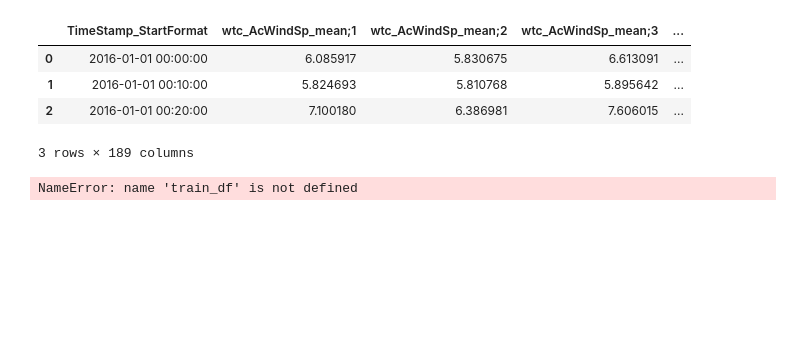
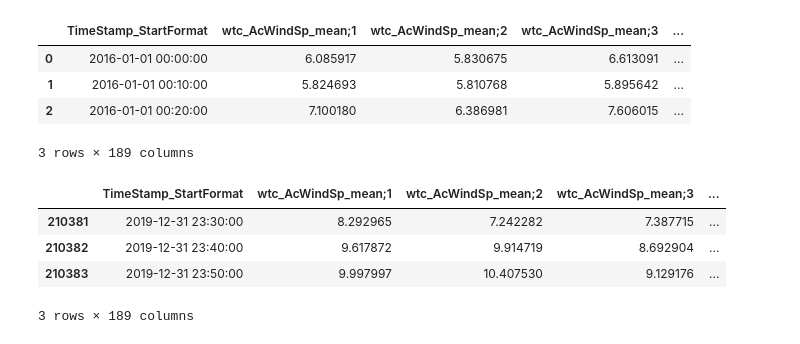
Before and after one commit to conormalone/kaggle_hill_of_towie, a Jupyter notebook: working.ipynb, the cells around one changed output. Cells and saved outputs as stored; diff of their text form; code cells hidden in the pictures; blank space fills up the shorter version.

```diff
--- a/working.ipynb
+++ b/working.ipynb
@@ -13,7 +17,11 @@ input_df.head(3)
 | 1 | 2016-01-01 00:10:00 | 5.824693 | 5.810768 | 5.895642 | ... |
 | 2 | 2016-01-01 00:20:00 | 7.100180 | 6.386981 | 7.606015 | ... |
 3 rows × 189 columns
-# %%
-train_df.head()
-# %% [output]
-NameError: name 'train_df' is not defined
+# %%
+input_df.tail(3)
+# %% [output]
+|  | TimeStamp_StartFormat | wtc_AcWindSp_mean;1 | wtc_AcWindSp_mean;2 | wtc_AcWindSp_mean;3 | ... |
+| 210381 | 2019-12-31 23:30:00 | 8.292965 | 7.242282 | 7.387715 | ... |
+| 210382 | 2019-12-31 23:40:00 | 9.617872 | 9.914719 | 8.692904 | ... |
+| 210383 | 2019-12-31 23:50:00 | 9.997997 | 10.407530 | 9.129176 | ... |
+3 rows × 189 columns
```
Also changed, not shown: parts of 6 cells of this notebook.
